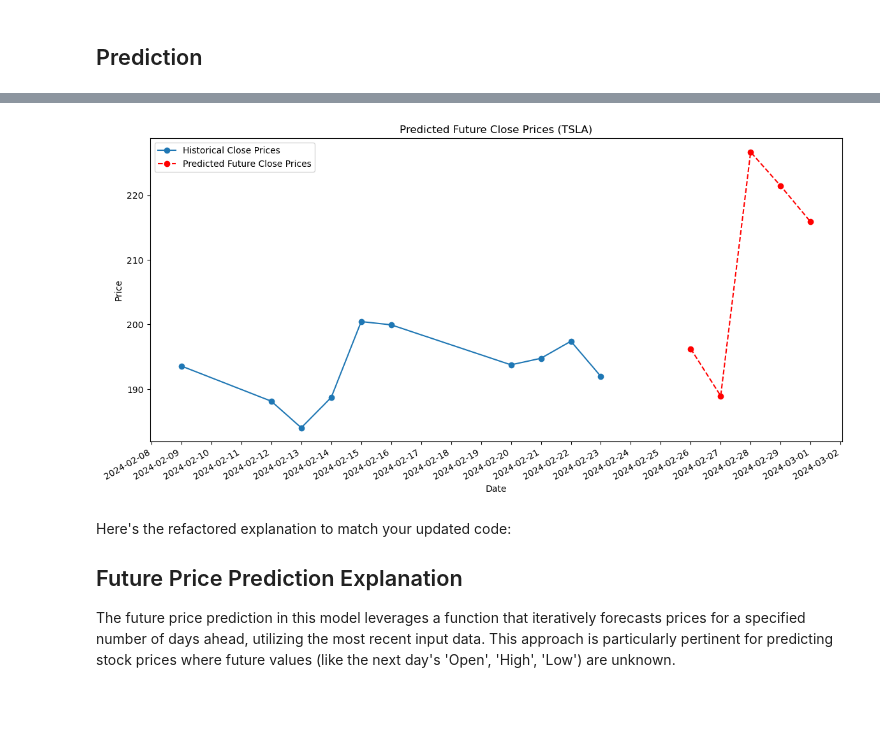
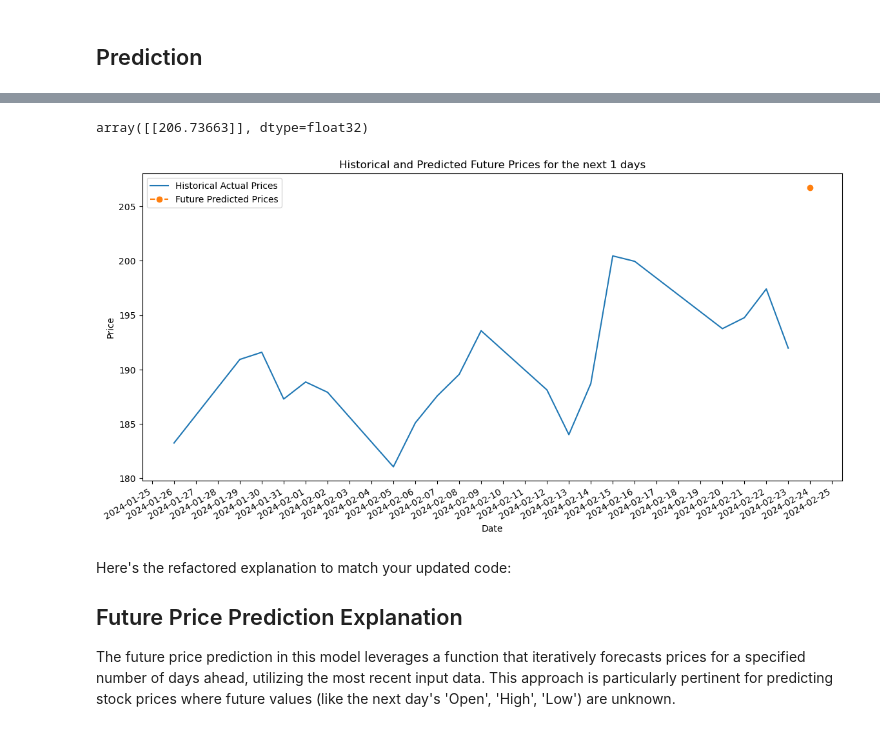
Before and after one commit to Jason-Wuuuu/stock_price_prediction, a Jupyter notebook: (Beta)ShortTerm_StockPrice_Forecast_LSTM_sequence.ipynb, the cells around one changed output, grey strips where cells are left out. Drawn from its saved outputs; the diff is of its cells as text; code cells hidden in the pictures; blank space fills up the shorter version.

```diff
--- a/ShortTerm_StockPrice_Forecast_LSTM.py.ipynb
+++ b/(Beta)ShortTerm_StockPrice_Forecast_LSTM_sequence.ipynb
@@ -342,18 +366,15 @@ best_history = None
 
 # Cross-validate using TimeSeriesSplit
 for train_index, val_index in tscv.split(training_features):
-    X_train, X_val = training_features.iloc[train_index], training_features.iloc[val_index]
-    y_train, y_val = training_target.iloc[train_index], training_target.iloc[val_index]
-
-    # Reshape input for LSTM [samples, time steps, features]
-    X_train = X_train.values.reshape((X_train.shape[0], 1, X_train.shape[1]))
-    X_val = X_val.values.reshape((X_val.shape[0], 1, X_val.shape[1]))
+    X_train, X_val = training_features[train_index], training_features[val_index]
+    y_train, y_val = training_target[train_index], training_target[val_index]
 
     # Create and fit the LSTM model
-    model = build_model(input_shape=(X_train.shape[1], X_train.shape[2]),
+    model = build_model(input_shape=(n_steps, scaled_features_df.shape[1]),
                         num_layers=num_layers,
                         size_layer=size_layer,
                         dropout_rate=dropout_rate,
+                        dense_nums=dense_nums,
                         reg_rate=reg_rate,
                         )
 
@@ -400,8 +421,4 @@ plt.show()
 # %%
-# Use the best model from cross-validation
-X_final_train = training_features.values.reshape((training_features.shape[0], 1, training_features.shape[1]))
-y_final_train = training_target
-
 # Re-train the best model on the entire training dataset (excluding the final validation set)
-best_model.fit(X_final_train, y_final_train, epochs=epochs, batch_size=batch_size, verbose=1)
+best_model.fit(training_features, training_target, epochs=epochs, batch_size=batch_size, validation_split=0.1, callbacks=[early_stopping], verbose=1)
 # %% [output]
@@ -565,44 +578,33 @@ array([196.24324, 188.95062, 226.68204, 221.45973, 215.88591],
+# %%
+future_predictions_inverse
+# %% [output]
+array([[206.73663]], dtype=float32)
 # %%
 import matplotlib.dates as mdates
 
-# Function to generate future dates excluding weekends
-def generate_future_weekdays(start_date, n_days):
-    future_dates = []
-    current_date = start_date
-    while len(future_dates) < n_days:
-        current_date += datetime.timedelta(days=1)
-        # Check if current_date is a weekday (Monday=0, Sunday=6)
-        if current_date.weekday() < 5:  # Weekdays are 0-4
-            future_dates.append(current_date)
-    return future_dates
+n_past = 20
 
-# Historical data
-historical_dates = data.index[-10:]  # Last 20 days from the historical data
-historical_prices = data['Close'][-10:]
+# Prepare the dates for plotting
+last_dates = data.index[-n_past:]
+future_dates = [last_dates[-1] + datetime.timedelta(days=i) for i in range(1, n_future + 1)]
 
-# Generate future weekday dates for predictions
-last_date = datetime.datetime.strptime(str(historical_dates[-1]), '%Y-%m-%d')
-future_weekday_dates = generate_future_weekdays(last_date, n_days)
-
-# Plotting
+# Plot the last n_past days and the future predictions
 plt.figure(figsize=(14, 7))
-plt.plot(historical_dates, historical_prices, label='Historical Close Prices', marker='o')
-plt.plot(future_weekday_dates, future_predictions, label='Predicted Future Close Prices', linestyle='--', marker='o', color='red')
-
-plt.title(f'Predicted Future Close Prices ({ticker})')
+plt.plot(last_dates, data['Close'][-n_past:], label='Historical Actual Prices')
+plt.plot(future_dates, future_predictions_inverse, label='Future Predicted Prices', linestyle='--', marker='o')
+plt.title(f'Historical and Predicted Future Prices for the next {n_future} days')
 plt.xlabel('Date')
 plt.ylabel('Price')
 plt.legend()
 
-plt.xticks(rotation=45)
-
-plt.gca().xaxis.set_major_locator(mdates.DayLocator())
+# Improve the date formatting
 plt.gca().xaxis.set_major_formatter(mdates.DateFormatter('%Y-%m-%d'))
-plt.gcf().autofmt_xdate()
+plt.gca().xaxis.set_major_locator(mdates.DayLocator(interval=1))
+plt.gcf().autofmt_xdate()  # Rotation
 
 plt.show()
 # %% [output]
-[figure, old version]
+[figure, new version]
 # %% [markdown]
 Here's the refactored explanation to match your updated code:
 
```
Also changed, not shown: parts of 16 cells of this notebook, 9 other files.
